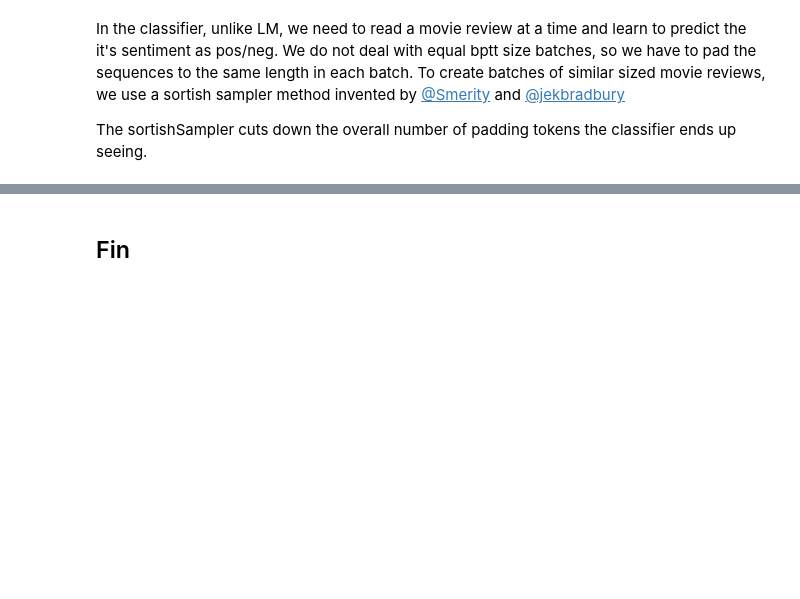
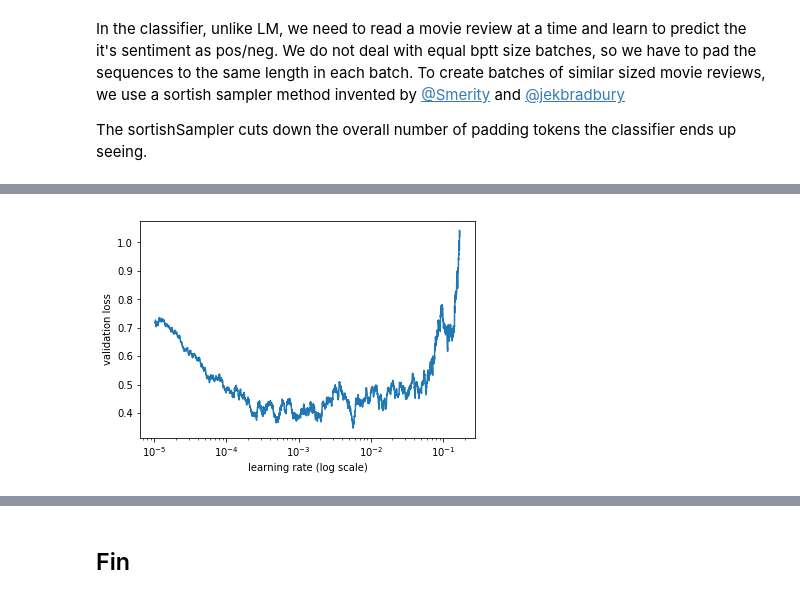
Before and after one commit to rgilman33/imdb_sync, a Jupyter notebook: imdb_D.ipynb, the cells around one changed output, grey strips where cells are left out. Cells and saved outputs as stored; diff of their text form; code cells hidden in the pictures; blank space fills up the shorter version.

```diff
--- a/imdb_D.ipynb
+++ b/imdb_D.ipynb
@@ -400,8 +521,12 @@ The sortishSampler cuts down the overall number of padding tokens the classifier
 # %%
 trn_clas = np.array(trn_df["numerized_tokens"])
 val_clas = np.array(val_df["numerized_tokens"])
+test_clas = np.array(test_df["numerized_tokens"])
+
 trn_labels = np.squeeze(np.array(trn_df["labels"]))
 val_labels = np.squeeze(np.array(val_df["labels"]))
+test_labels = np.squeeze(np.array(test_df["labels"])) # placeholder. meaningless
 
 trn_ds = TextDataset(trn_clas, trn_labels)
 val_ds = TextDataset(val_clas, val_labels)
+test_ds = TextDataset(test_clas, test_labels)
@@ -408,8 +540,11 @@ val_ds = TextDataset(val_clas, val_labels)
 # %%
-
 trn_samp = SortishSampler(trn_clas, key=lambda x: len(trn_clas[x]), bs=bs//2)
 val_samp = SortSampler(val_clas, key=lambda x: len(val_clas[x]))
+#test_samp = SortSampler(test_clas, key=lambda x: len(test_clas[x]))
 
-trn_dl = DataLoader(trn_ds, bs//2, transpose=True, num_workers=1, pad_idx=1, sampler=trn_samp)
+bs = 5
+trn_dl = DataLoader(trn_ds, bs, transpose=True, num_workers=1, pad_idx=1, sampler=trn_samp)
 val_dl = DataLoader(val_ds, bs, transpose=True, num_workers=1, pad_idx=1, sampler=val_samp)
-md = ModelData(PATH, trn_dl, val_dl)
+test_dl = DataLoader(test_ds, bs, transpose=True, num_workers=1, pad_idx=1) # for ease of submission, don't sort out of order
+
+md = ModelData(PATH, trn_dl, val_dl, test_dl=test_dl)
@@ -417,12 +556,13 @@ md = ModelData(PATH, trn_dl, val_dl)
 # part 1
 dps = np.array([0.4, 0.5, 0.05, 0.3, 0.1])
 # %%
-#dps = np.array([0.4,0.5,0.05,0.3,0.4])*0.5
+dps = np.array([0.4,0.5,0.05,0.3,0.4])*0.5
+bptt = 20
 # %%
-c = 2 # n of classes. This is important. got bug here earlier.
+c = 2 # NUMBER OF CLASSES
 
 
-m = get_rnn_classifier(bptt, 20*70, c, vs, emb_sz=em_sz, n_hid=nh, n_layers=nl, pad_token=1,
+m = get_rnn_classifier(bptt, 20*bptt, c, vs, emb_sz=em_sz, n_hid=nh, n_layers=nl, pad_token=1,
           layers=[em_sz*3, 50, c], drops=[dps[4], 0.1],
           dropouti=dps[0], wdrop=dps[1], dropoute=dps[2], dropouth=dps[3])
 
@@ -447,5 +587,6 @@ learn.load_encoder('lm1_enc')
 # %%
 learn.freeze_to(-1)
 # %%
-#learn.lr_find(lrs/1000)
-#learn.sched.plot()
+learn.lr_find(lrs/1000)
+learn.sched.plot()
+# %% [output]
@@ -451,0 +594 @@ learn.freeze_to(-1)
+[figure, added]
```
Also changed, not shown: parts of 82 cells of this notebook.
